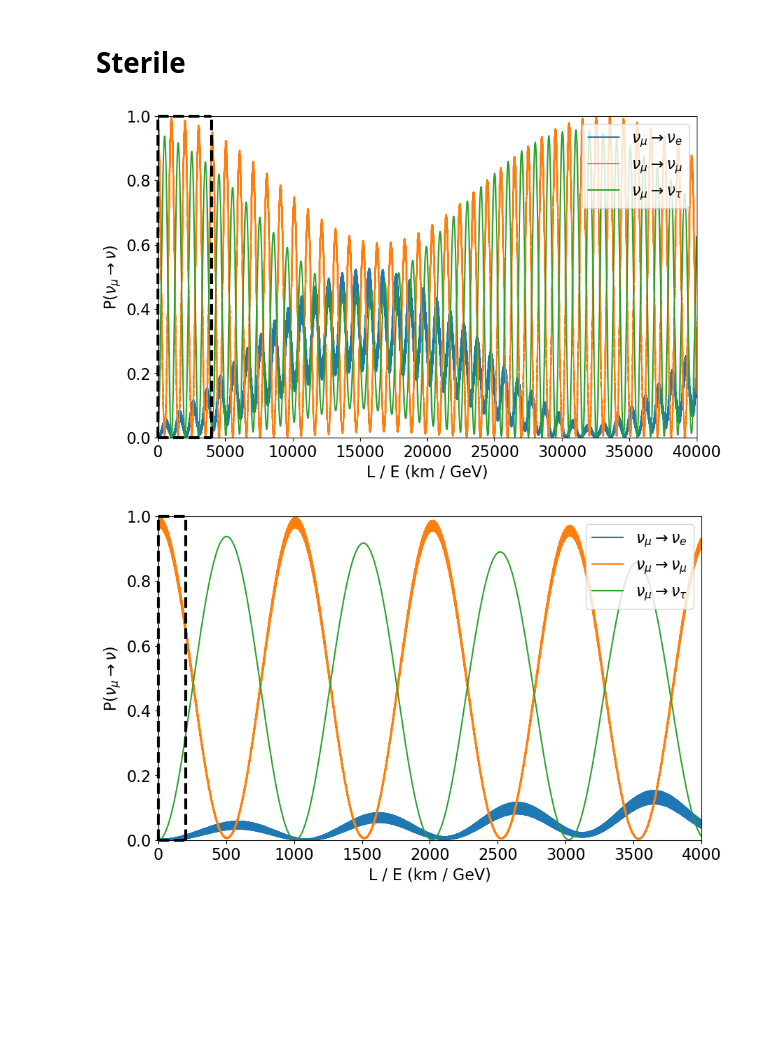
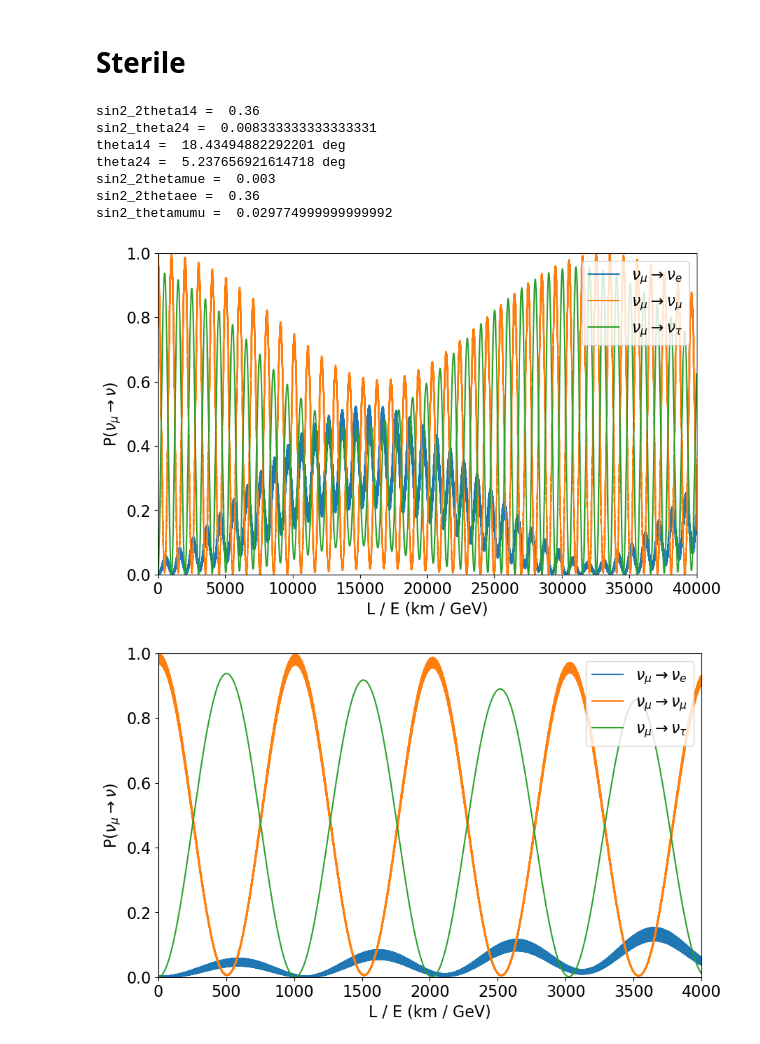
Before and after one commit to leehagaman/neutrino_mixing_plots, a Jupyter notebook: oscillation_plot.ipynb, the cells around one changed output. Saved outputs shown, nothing was run; the diff lists cells and outputs as text; code cells hidden in the pictures; blank space fills up the shorter version.

```diff
--- a/oscillation_plot.ipynb
+++ b/oscillation_plot.ipynb
@@ -246,17 +190,29 @@ def get_sterile_prob(alpha, beta, L_over_E, U, m1, m2, m3, m4):
 sin2_2thetamue = 0.003
 delta_m2_14 = 1.2
 
+m4 = np.sqrt(delta_m2_14)
+
 # these must multiply to sin2_2thetamue
 sin2_2theta14 = 0.36 # matching a test point in https://journals.aps.org/prl/supplemental/10.1103/PhysRevLett.130.011801/Supplemental_uB_sterileNu_final.pdf
 sin2_theta24 = sin2_2thetamue / sin2_2theta14
-m4 = np.sqrt(delta_m2_14)
 
 theta14 = np.arcsin(np.sqrt(sin2_2theta14)) / 2
 theta24 = np.arcsin(np.sqrt(sin2_theta24))
-
-theta34 = 0
+theta34 = 0 # set theta34 to 0, affects mostly NC
 delta24 = 0
 delta34 = 0
+
+print("sin2_2theta14 = ", np.sin(2 * theta14)**2)
+print("sin2_theta24 = ", np.sin(theta24)**2)
+
+print("theta14 = ", theta14 * 180 / np.pi, "deg")
+print("theta24 = ", theta24 * 180 / np.pi, "deg")
+
+
+print("sin2_2thetamue = ", sin2_2thetamue)
+print("sin2_2thetaee = ", np.sin(2 * theta14)**2)
+print("sin2_thetamumu = ", 4 * np.cos(theta14)**2 * np.sin(theta24)**2 * (1 - np.cos(theta14)**2 * np.sin(theta24)**2))
+
 
 U_mat = get_sterile_PMNS(theta12, theta23, theta13, deltaCP, theta14, theta24, theta34, delta24, delta34)
 
@@ -265,8 +221,6 @@ for flavor_i in range(4):
     flavor = ["nue", "numu", "nutau", "nus"][flavor_i]
     for mass_i in range(4):
         U_sterile[(flavor, mass_i)] = U_mat[flavor_i, mass_i]
-
-#print("implied sin2_2thetamue:", np.sin(2 * theta14)**2 * np.sin(theta24)**2, 4 * np.abs(U_sterile[("numu", 3)])**2 * np.abs(U_sterile[("nue", 3)])**2 )
 
 
 def plot_dashed_line_box(lower_x, upper_x, lower_y, upper_y):
@@ -286,6 +240,9 @@ def plot_dashed_line_box(lower_x, upper_x, lower_y, upper_y):
     plt.plot([lower_x, upper_x], [upper_y, upper_y], c="k", ls="--", lw=lw, clip_on=False)
     plt.plot([lower_x, lower_x], [lower_y, upper_y], c="k", ls="--", lw=lw, clip_on=False)
     plt.plot([upper_x, upper_x], [lower_y, upper_y], c="k", ls="--", lw=lw, clip_on=False)
+
+
+include_dashed_lines = False
 
 plt.rcParams.update({'font.size': 16})
 
@@ -310,7 +267,7 @@ plt.ylim(0, 1)
 plt.xlabel("L / E (km / GeV)")
 plt.ylabel(r"P($\nu_\mu \rightarrow \nu$)")
 plt.legend(loc="upper right")
-plot_dashed_line_box(0, 4000, 0, 1)
+if include_dashed_lines: plot_dashed_line_box(0, 4000, 0, 1)
 plt.savefig("plots/sterile_oscillation_zoom_0.pdf")
 
 L_over_E_vals = np.linspace(0, 4000, 10000)
@@ -334,7 +291,7 @@ plt.ylim(0, 1)
 plt.xlabel("L / E (km / GeV)")
 plt.ylabel(r"P($\nu_\mu \rightarrow \nu$)")
 plt.legend(loc="upper right")
-plot_dashed_line_box(0, 200, 0, 1)
+if include_dashed_lines: plot_dashed_line_box(0, 200, 0, 1)
 plt.savefig("plots/sterile_oscillation_zoom_1.pdf")
 L_over_E_vals = np.linspace(0, 200, 10000)
 numu_to_nue_prob_vals = [get_sterile_prob("numu", "nue", L_over_E, U_sterile, m1, m2, m3, m4) for L_over_E in L_over_E_vals]
@@ -357,7 +314,7 @@ plt.ylim(0, 1)
 plt.xlabel("L / E (km / GeV)")
 plt.ylabel(r"P($\nu_\mu \rightarrow \nu$)")
 plt.legend(loc="upper right")
-plot_dashed_line_box(0, 20, 0, 0.02)
+if include_dashed_lines: plot_dashed_line_box(0, 20, 0, 0.02)
 plt.savefig("plots/sterile_oscillation_zoom_2.pdf")
 
 L_over_E_vals = np.linspace(0, 20, 10000)
@@ -380,32 +337,39 @@ plt.xlim(L_over_E_vals[0], L_over_E_vals[-1])
 plt.ylim(0, 0.02)
 plt.xlabel("L / E (km / GeV)")
 plt.ylabel(r"P($\nu_\mu \rightarrow \nu$)")
 plt.legend(loc="upper right")
 plt.savefig("plots/sterile_oscillation_zoom_3.pdf")
 
 
 L_over_E_vals = np.logspace(-1, 4, 100000)
 numu_to_nue_prob_vals = [get_sterile_prob("numu", "nue", L_over_E, U_sterile, m1, m2, m3, m4) for L_over_E in L_over_E_vals]
 numu_to_numu_prob_vals = [get_sterile_prob("numu", "numu", L_over_E, U_sterile, m1, m2, m3, m4) for L_over_E in L_over_E_vals]
 numu_to_nutau_prob_vals = [get_sterile_prob("numu", "nutau", L_over_E, U_sterile, m1, m2, m3, m4) for L_over_E in L_over_E_vals]
 numu_to_nus_prob_vals = [get_sterile_prob("numu", "nus", L_over_E, U_sterile, m1, m2, m3, m4) for L_over_E in L_over_E_vals]
 no_sterile_numu_to_nue_prob_vals = [get_prob("numu", "nue", L_over_E, U, m1, m2, m3) for L_over_E in L_over_E_vals]
 no_sterile_numu_to_numu_prob_vals = [get_prob("numu", "numu", L_over_E, U, m1, m2, m3) for L_over_E in L_over_E_vals]
 no_sterile_numu_to_nutau_prob_vals = [get_prob("numu", "nutau", L_over_E, U, m1, m2, m3) for L_over_E in L_over_E_vals]
 plt.figure(figsize=(10, 6))
 plt.plot(L_over_E_vals, numu_to_nue_prob_vals, label=r"$\nu_\mu \rightarrow \nu_e$")
 plt.plot(L_over_E_vals, numu_to_numu_prob_vals, label=r"$\nu_\mu \rightarrow \nu_\mu$")
 plt.plot(L_over_E_vals, numu_to_nutau_prob_vals, label=r"$\nu_\mu \rightarrow \nu_\tau$")
 plt.plot(L_over_E_vals, no_sterile_numu_to_nue_prob_vals, label="Oscillations Without\nA Sterile Neutrino", c="k", ls="--")
 plt.plot(L_over_E_vals, no_sterile_numu_to_numu_prob_vals, c="k", ls="--")
 plt.plot(L_over_E_vals, no_sterile_numu_to_nutau_prob_vals, c="k", ls="--")
 plt.xlim(L_over_E_vals[0], L_over_E_vals[-1])
 plt.yscale("log")
 plt.xlabel("L / E (km / GeV)")
 plt.xscale("log")
 plt.ylabel(r"P($\nu_\mu \rightarrow \nu$)")
 plt.legend(loc="lower right")
 plt.savefig("plots/sterile_oscillation_log.pdf")
 # %% [output]
+sin2_2theta14 =  0.36
+sin2_theta24 =  0.008333333333333331
+theta14 =  18.43494882292201 deg
+theta24 =  5.237656921614718 deg
+sin2_2thetamue =  0.003
+sin2_2thetaee =  0.36
+sin2_thetamumu =  0.029774999999999992
-[figure, old version]
+[figure, new version]
-[figure, old version]
+[figure, new version]
```
Also changed, not shown: parts of 5 cells of this notebook, 3 other files.
